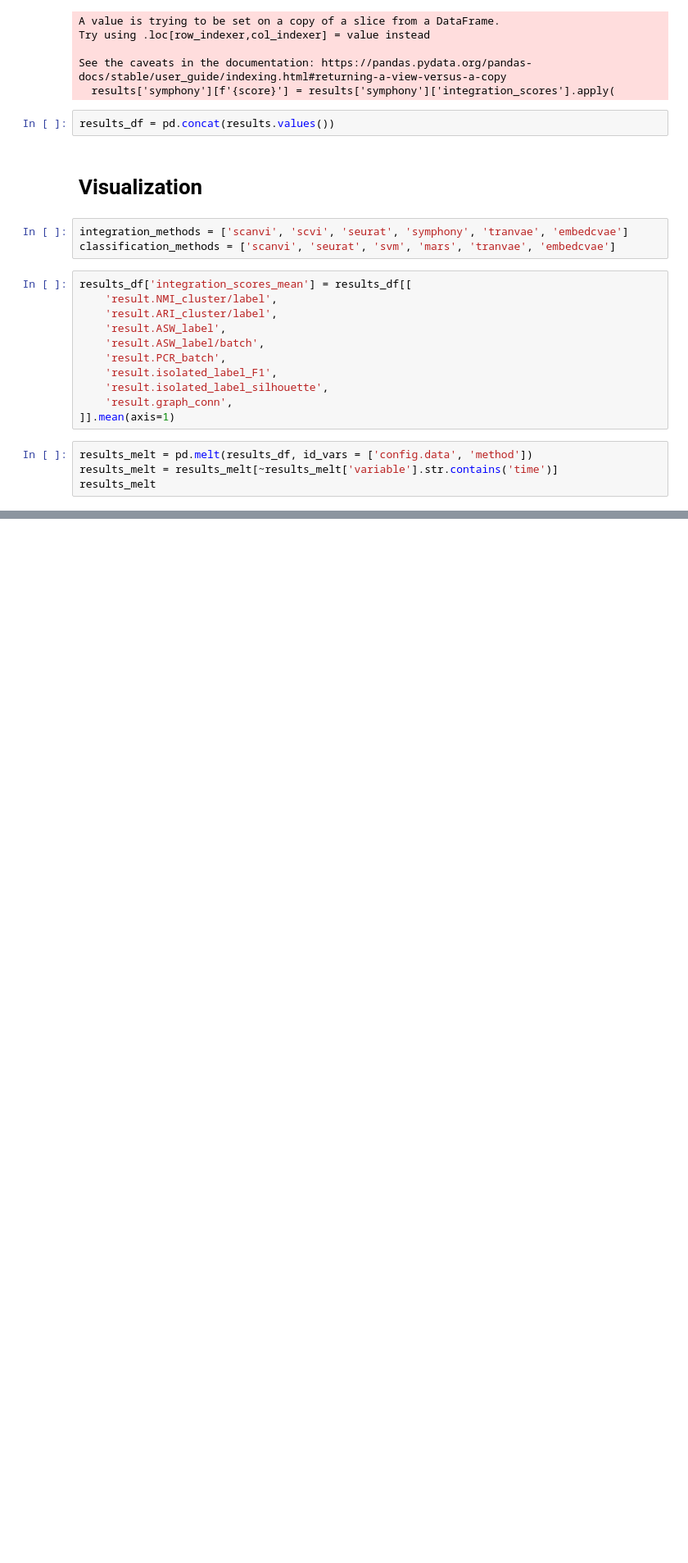
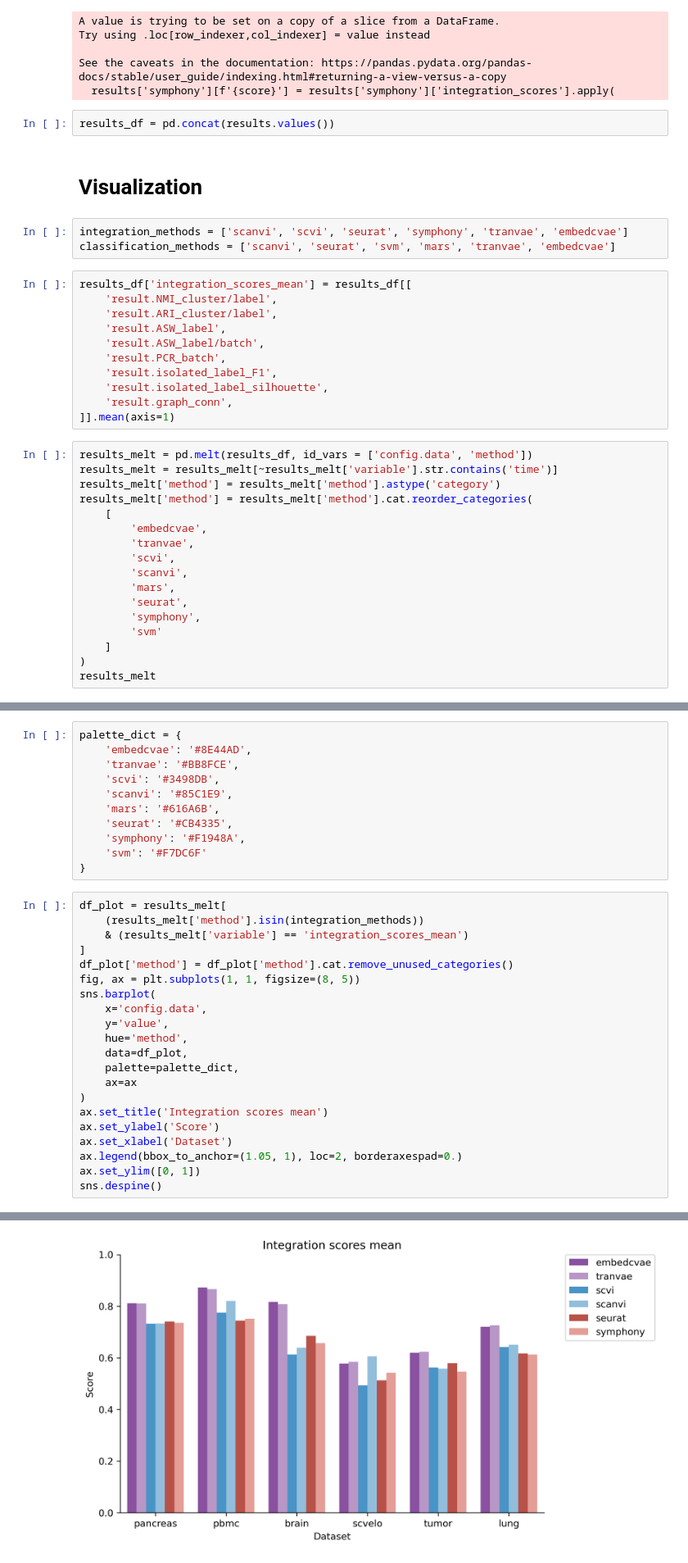
Before and after one commit to theislab/scPoli_reproduce, a Jupyter notebook: benchmarks/Benchmarks.ipynb, the cells around one changed output, grey strips where cells are left out. Shown at 82% size. Saved outputs shown, nothing was run; the diff lists cells and outputs as text; blank space fills up the shorter version.

```diff
--- a/benchmarks/Benchmarks.ipynb
+++ b/benchmarks/Benchmarks.ipynb
@@ -331,4 +330,17 @@ results_df['integration_scores_mean'] = results_df[[
 # %%
 results_melt = pd.melt(results_df, id_vars = ['config.data', 'method'])
 results_melt = results_melt[~results_melt['variable'].str.contains('time')]
+results_melt['method'] = results_melt['method'].astype('category')
+results_melt['method'] = results_melt['method'].cat.reorder_categories(
+    [
+        'embedcvae',
+        'tranvae',
+        'scvi',
+        'scanvi',
+        'mars',
+        'seurat',
+        'symphony',
+        'svm'
+    ]
+)
 results_melt
@@ -334,0 +361,33 @@ results_melt
+# %%
+palette_dict = {
+    'embedcvae': '#8E44AD',
+    'tranvae': '#BB8FCE',
+    'scvi': '#3498DB',
+    'scanvi': '#85C1E9',
+    'mars': '#616A6B',
+    'seurat': '#CB4335',
+    'symphony': '#F1948A',
+    'svm': '#F7DC6F'
+}
+# %%
+df_plot = results_melt[
+    (results_melt['method'].isin(integration_methods))
+    & (results_melt['variable'] == 'integration_scores_mean')
+]
+df_plot['method'] = df_plot['method'].cat.remove_unused_categories()
+fig, ax = plt.subplots(1, 1, figsize=(8, 5))
+sns.barplot(
+    x='config.data',
+    y='value',
+    hue='method',
+    data=df_plot,
+    palette=palette_dict,
+    ax=ax
+)
+ax.set_title('Integration scores mean')
+ax.set_ylabel('Score')
+ax.set_xlabel('Dataset')
+ax.legend(bbox_to_anchor=(1.05, 1), loc=2, borderaxespad=0.)
+ax.set_ylim([0, 1])
+sns.despine()
+# %% [output]
@@ -334,0 +399 @@ results_melt
+[figure, added]
```
Also changed, not shown: parts of 11 cells of this notebook, 28 other files.
